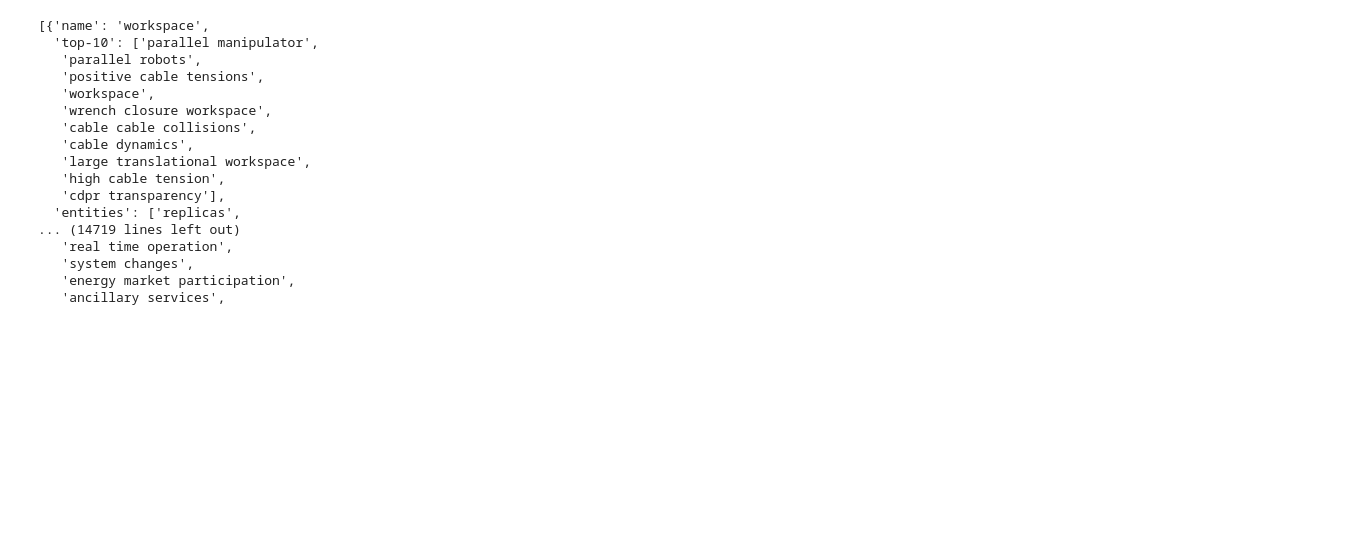
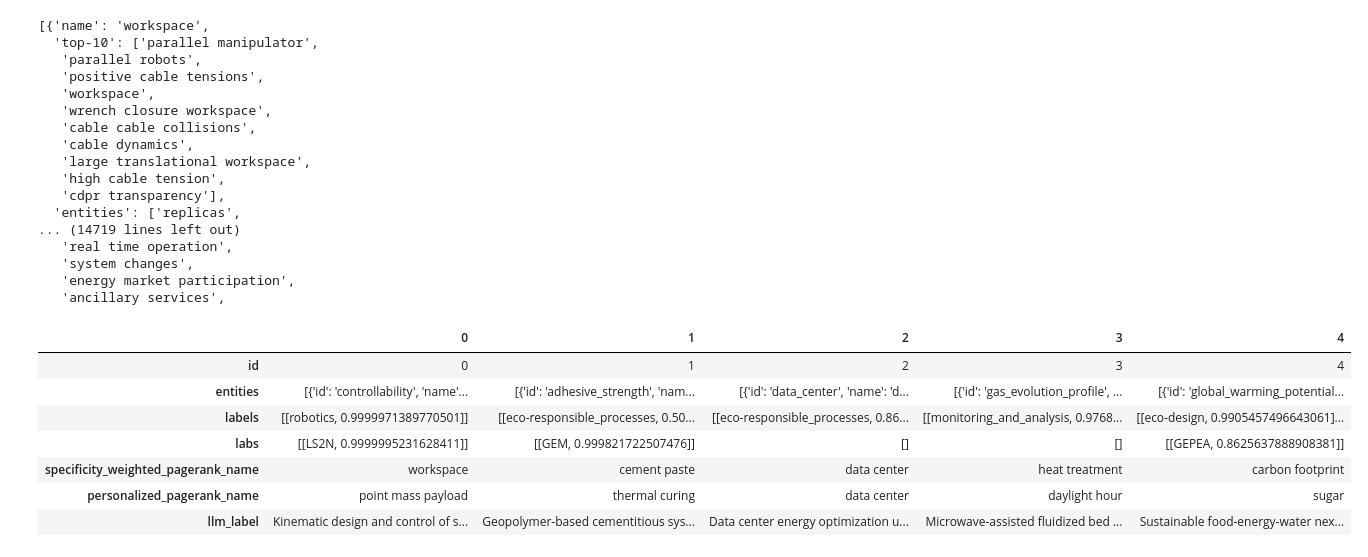
Before and after one commit to abdelnour13/ExMap, a Jupyter notebook: notebooks/Evaluation_EM_2.ipynb, the cells around one changed output. Cells and saved outputs as stored; diff of their text form; code cells hidden in the pictures; blank space fills up the shorter version.

```diff
--- a/notebooks/Evaluation_EM_2.ipynb
+++ b/notebooks/Evaluation_EM_2.ipynb
@@ -209,3 +209,18 @@ all_results
    'system changes',
    'energy market participation',
    'ancillary services',
+# %%
+import pandas as pd
+
+df = pd.read_json('/home/abdelnour-main/Documents/Projects/Text2KG/data/expertise_maps/nantes_uni_2020_2026_e5-v2/communities.json')
+# %%
+df.head().transpose()
+# %% [output]
+|  | 0 | 1 | 2 | 3 | 4 |
+| id | 0 | 1 | 2 | 3 | 4 |
+| entities | [{'id': 'controllability', 'name'... | [{'id': 'adhesive_strength', 'nam... | [{'id': 'data_center', 'name': 'd... | [{'id': 'gas_evolution_profile', ... | [{'id': 'global_warming_potential... |
+| labels | [[robotics, 0.9999971389770501]] | [[eco-responsible_processes, 0.50... | [[eco-responsible_processes, 0.86... | [[monitoring_and_analysis, 0.9768... | [[eco-design, 0.9905457496643061]... |
+| labs | [[LS2N, 0.9999995231628411]] | [[GEM, 0.999821722507476]] | [] | [] | [[GEPEA, 0.8625637888908381]] |
+| specificity_weighted_pagerank_name | workspace | cement paste | data center | heat treatment | carbon footprint |
+| personalized_pagerank_name | point mass payload | thermal curing | data center | daylight hour | sugar |
+| llm_label | Kinematic design and control of s... | Geopolymer-based cementitious sys... | Data center energy optimization u... | Microwave-assisted fluidized bed ... | Sustainable food-energy-water nex... |
```
Also changed, not shown: parts of 6 cells of this notebook, 12 other files.
